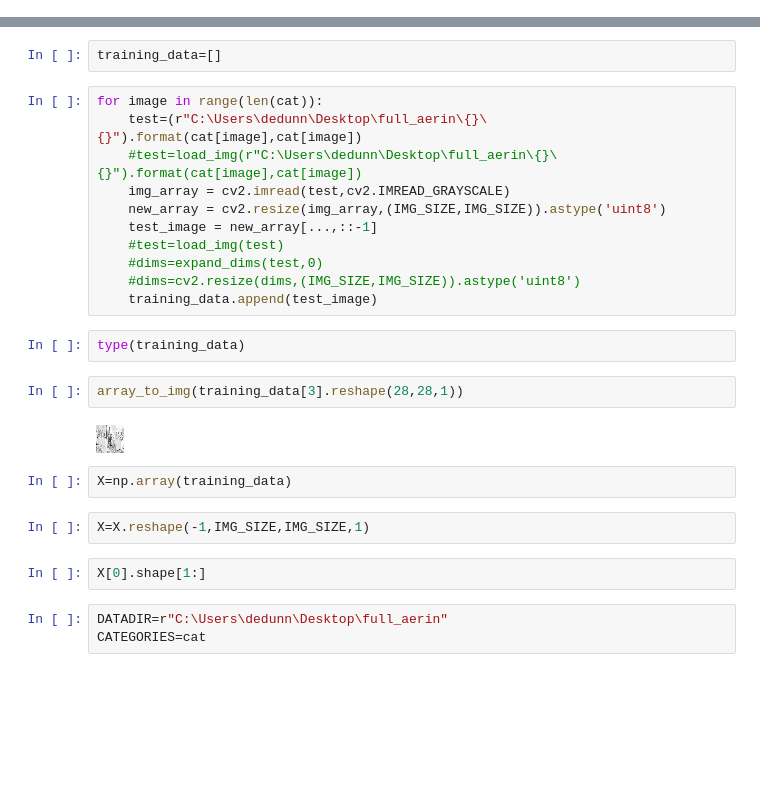
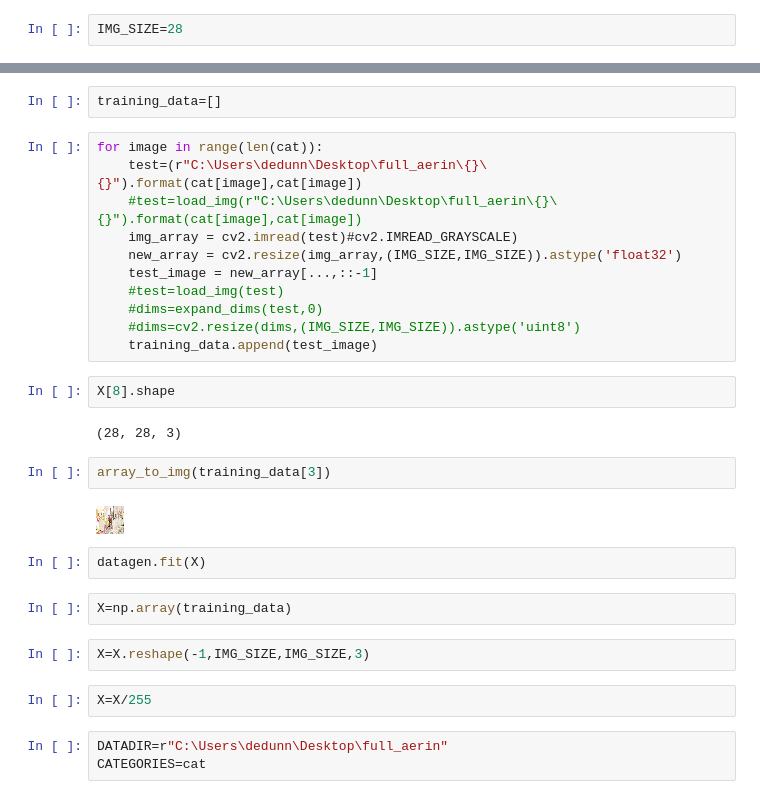
Before and after one commit to denisdunn/estee_lauder, a Jupyter notebook: Autoencoder_denis.ipynb, the cells around one changed output, grey strips where cells are left out. Saved outputs shown, nothing was run; the diff lists cells and outputs as text; blank space fills up the shorter version.

```diff
--- a/Autoencoder_denis.ipynb
+++ b/Autoencoder_denis.ipynb
@@ -97,6 +101,8 @@ true_valid_generator =true_datagen.flow_from_directory(
         color_mode='rgb',
         batch_size=1,
         class_mode='categorical')
+# %%
+IMG_SIZE=28
 # %%
 for features, label in training_data:
     X.append(features)
@@ -114,25 +120,29 @@ training_data=[]
 for image in range(len(cat)):
     test=(r"C:\Users\dedunn\Desktop\full_aerin\{}\{}").format(cat[image],cat[image])
     #test=load_img(r"C:\Users\dedunn\Desktop\full_aerin\{}\{}").format(cat[image],cat[image])
-    img_array = cv2.imread(test,cv2.IMREAD_GRAYSCALE)
-    new_array = cv2.resize(img_array,(IMG_SIZE,IMG_SIZE)).astype('uint8')
+    img_array = cv2.imread(test)#cv2.IMREAD_GRAYSCALE)
+    new_array = cv2.resize(img_array,(IMG_SIZE,IMG_SIZE)).astype('float32')
     test_image = new_array[...,::-1]
     #test=load_img(test)
     #dims=expand_dims(test,0)
     #dims=cv2.resize(dims,(IMG_SIZE,IMG_SIZE)).astype('uint8')
     training_data.append(test_image)
-# %%
-type(training_data)
+# %%
+X[8].shape
+# %% [output]
+(28, 28, 3)
 # %%
-array_to_img(training_data[3].reshape(28,28,1))
+array_to_img(training_data[3])
 # %% [output]
-[figure, old version]
+[figure, new version]
+# %%
+datagen.fit(X)
 # %%
 X=np.array(training_data)
 # %%
-X=X.reshape(-1,IMG_SIZE,IMG_SIZE,1)
+X=X.reshape(-1,IMG_SIZE,IMG_SIZE,3)
-# %%
-X[0].shape[1:]
+# %%
+X=X/255
 # %%
 DATADIR=r"C:\Users\dedunn\Desktop\full_aerin"
 CATEGORIES=cat
```
Also changed, not shown: parts of 22 cells of this notebook.
